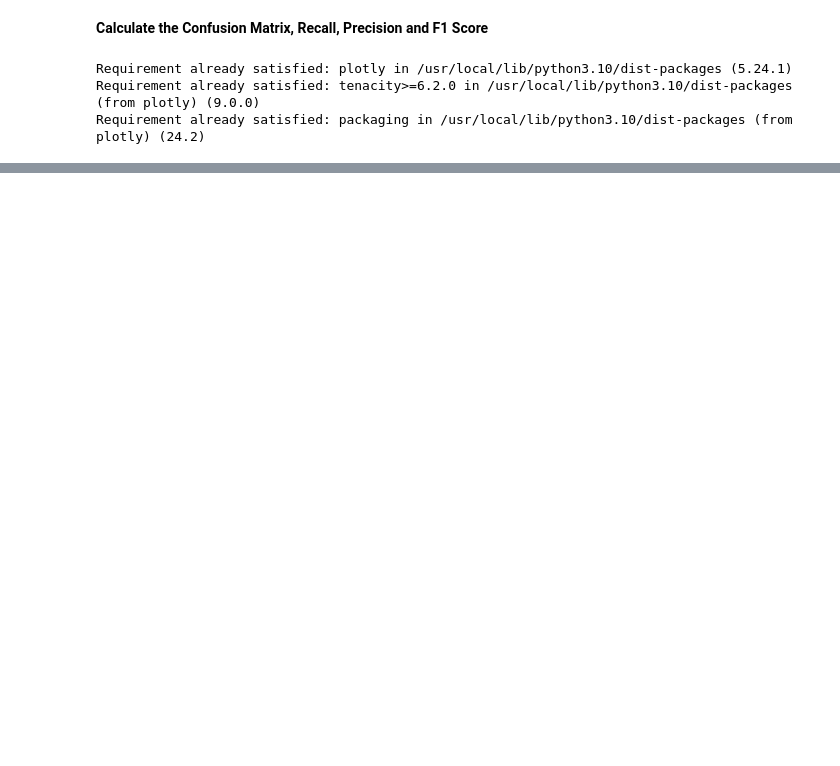
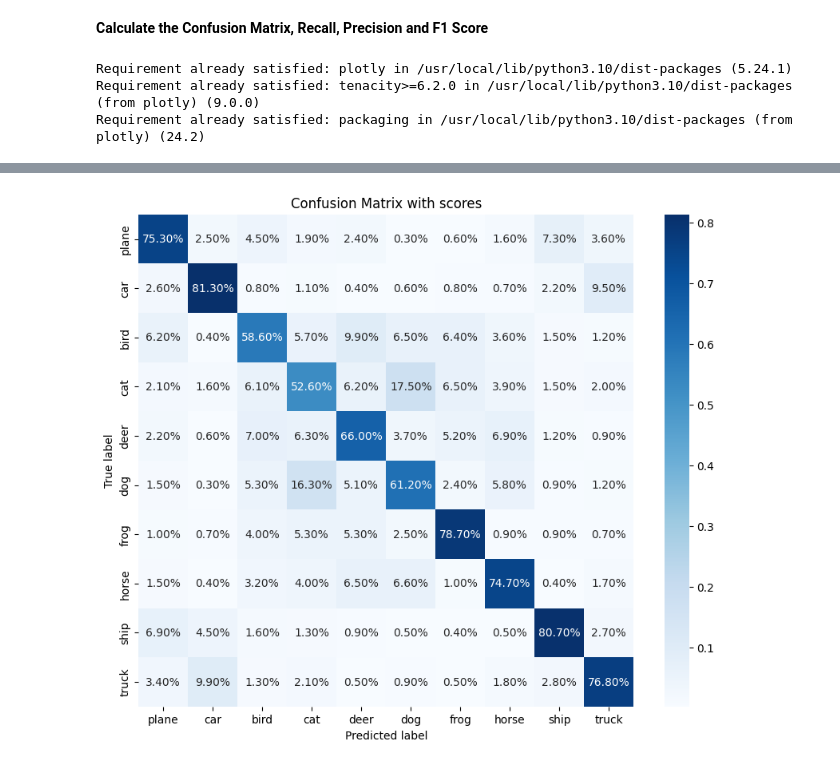
Before and after one commit to DevCielo/computer-vision, a Jupyter notebook: Computer_Vision_Projects.ipynb, the cells around one changed output, grey strips where cells are left out. Saved outputs shown, nothing was run; the diff lists cells and outputs as text; code cells hidden in the pictures; blank space fills up the shorter version.

```diff
--- a/Computer_Vision_Projects.ipynb
+++ b/Computer_Vision_Projects.ipynb
@@ -311,0 +397,7 @@ plt.show()   # Show the plot
+# %%
+device = torch.device("cudo:0" if torch.cuda.is_available() else "cpu")
+# %%
+model = model.to(device)
+
+from torchsummary import summary
+summary(model, (3, 32, 32))
@@ -311,0 +457,9 @@ plt.show()   # Show the plot
+# %%
+import torch.optim as optim
+
+criterion = nn.CrossEntropyLoss()
+
+optimizer = optim.Adam(model.parameters(), lr=0.001)
+
+# Define the learning rate scheduler
+scheduler = optim.lr_scheduler.StepLR(optimizer, step_size=10, gamma=0.1)
@@ -311,0 +515,13 @@ plt.show()   # Show the plot
+# %%
+with torch.no_grad():
+  correct = 0
+  total = 0
+  for images, labels in testloader:
+    images = images.to(device)
+    labels = labels.to(device)
+    outputs = model(images)
+    _, predicted = torch.max(outputs.data, 1)
+    total += labels.size(0)
+    correct += (predicted == labels).sum().item()
+
+  print('Accuracy of the network on the 10000 test images: %d %%' % (100 * correct / total))
@@ -311,0 +599,18 @@ plt.show()   # Show the plot
+# %%
+import matplotlib.pyplot as plt
+import seaborn as sns
+from sklearn.metrics import confusion_matrix
+import numpy as np
+
+conf_matrix = confusion_matrix(all_labels, all_preds)
+
+conf_matrix_normalized = conf_matrix.astype('float') / conf_matrix.sum(axis=1)[:, np.newaxis]
+
+plt.figure(figsize=(10,8))
+sns.heatmap(conf_matrix_normalized, annot=True, fmt=".2%", cmap="Blues", xticklabels=classes, yticklabels=classes)
+plt.title("Confusion Matrix with scores")
+plt.xlabel("Predicted label")
+plt.ylabel("True label")
+plt.show()
+# %% [output]
+[figure, added]
```
Also changed, not shown: parts of 24 cells of this notebook.
